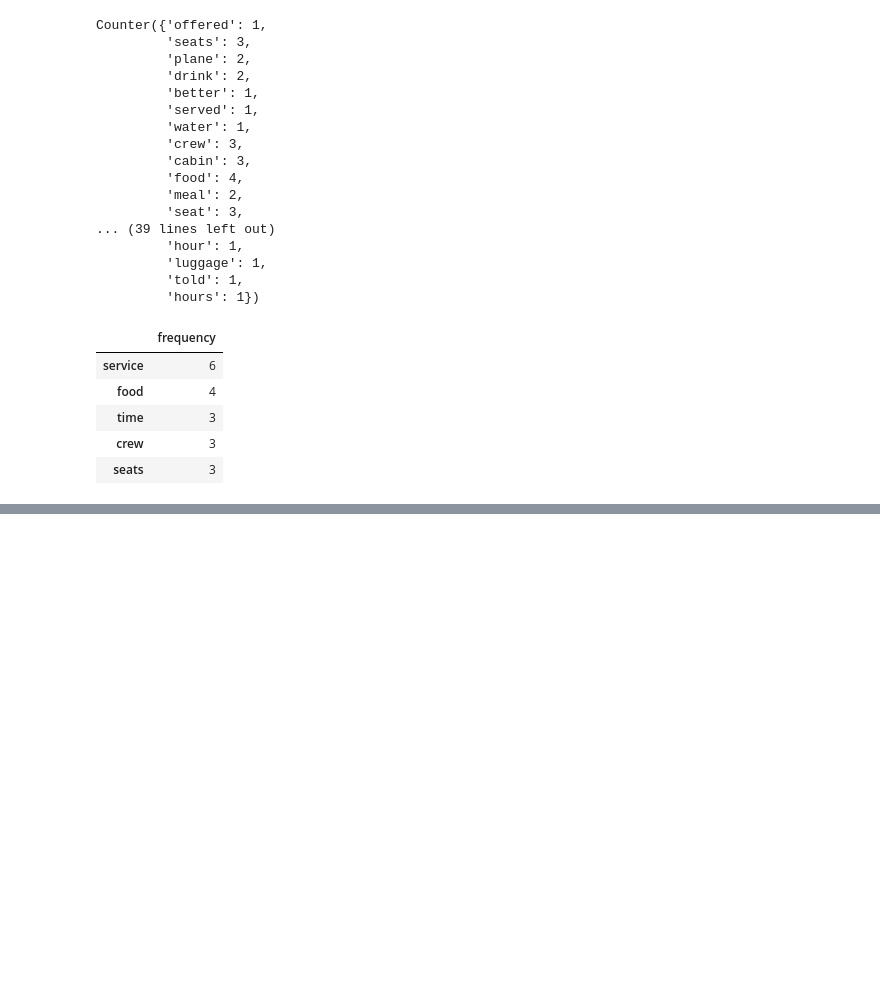
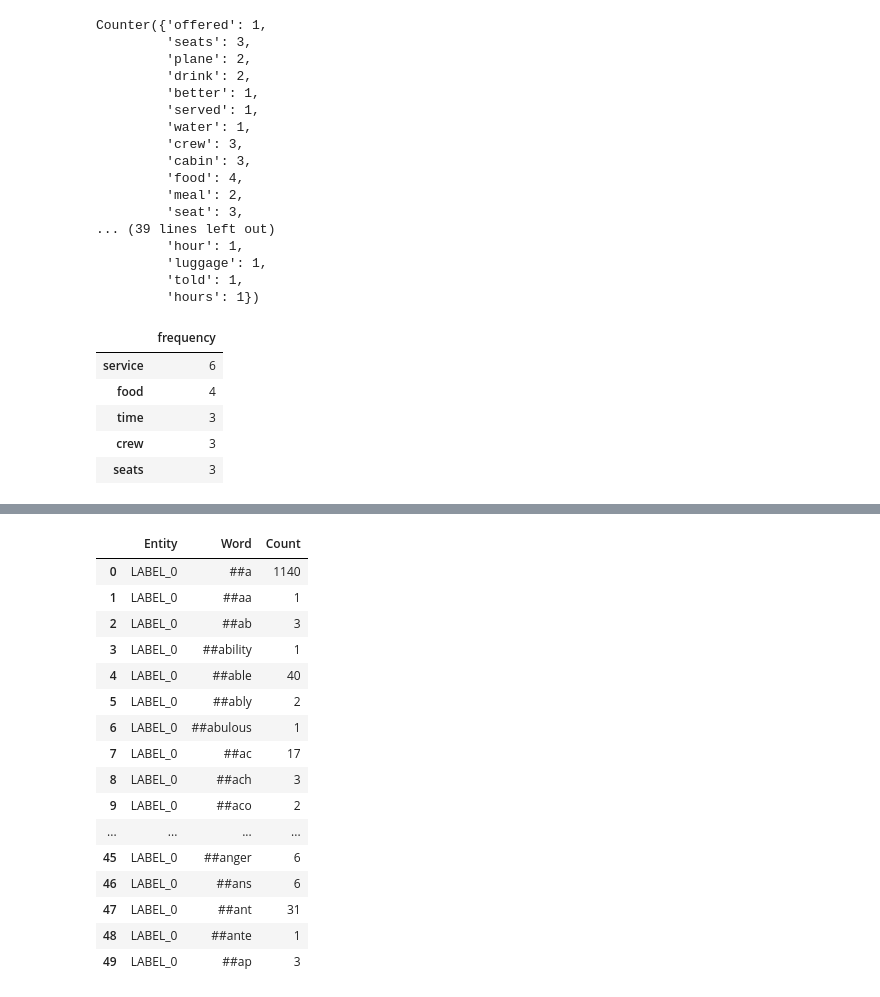
Before and after one commit to aditya2695/Customer-Reviews-Analysis, a Jupyter notebook: topic_model2.ipynb, the cells around one changed output, grey strips where cells are left out. Cells and saved outputs as stored; diff of their text form; code cells hidden in the pictures; blank space fills up the shorter version.

```diff
--- a/topic_model2.ipynb
+++ b/topic_model2.ipynb
@@ -364,0 +482,7 @@ Topic 10:
+# %%
+unique_labels = set()
+for review in ner_reviews:
+    for entity in review:
+        unique_labels.add(entity['entity'])
+
+print(unique_labels)
@@ -364,0 +491,26 @@ Topic 10:
+# %%
+import pandas as pd
+
+# Define empty dictionary to store entities and words
+entities_dict = {}
+
+# Loop through each review and extract entities and words
+for review in ner_reviews:
+    for entity in review:
+        entity_type = entity['entity']
+        word = entity['word']
+        if entity_type in entities_dict:
+            entities_dict[entity_type].append(word)
+        else:
+            entities_dict[entity_type] = [word]
+
+# Create pandas dataframe from dictionary
+df = pd.DataFrame.from_dict(entities_dict, orient='index')
+df.index.name = 'Entity'
+df.columns.name = 'Word'
+
+# Create crosstab
+crosstab_df = pd.crosstab(df.index, df[df.columns[0]])
+
+# Display crosstab
+crosstab_df
@@ -364,0 +522,10 @@ Topic 10:
+# %%
+entities = []
+words = []
+for review in ner_reviews:
+    for entity in review:
+        entities.append(entity['entity'])
+        words.append(entity['word'])
+
+df = pd.DataFrame({'Entity': entities, 'Word': words})
+ner_out=df.groupby(['Entity', 'Word']).size().reset_index(name='Count')
@@ -364,0 +546,20 @@ Topic 10:
+# %%
+ner_out.head(50)
+# %% [output]
+|  | Entity | Word | Count |
+| 0 | LABEL_0 | ##a | 1140 |
+| 1 | LABEL_0 | ##aa | 1 |
+| 2 | LABEL_0 | ##ab | 3 |
+| 3 | LABEL_0 | ##ability | 1 |
+| 4 | LABEL_0 | ##able | 40 |
+| 5 | LABEL_0 | ##ably | 2 |
+| 6 | LABEL_0 | ##abulous | 1 |
+| 7 | LABEL_0 | ##ac | 17 |
+| 8 | LABEL_0 | ##ach | 3 |
+| 9 | LABEL_0 | ##aco | 2 |
+| ... | ... | ... | ... |
+| 45 | LABEL_0 | ##anger | 6 |
+| 46 | LABEL_0 | ##ans | 6 |
+| 47 | LABEL_0 | ##ant | 31 |
+| 48 | LABEL_0 | ##ante | 1 |
+| 49 | LABEL_0 | ##ap | 3 |
```
Also changed, not shown: parts of 13 cells of this notebook.
